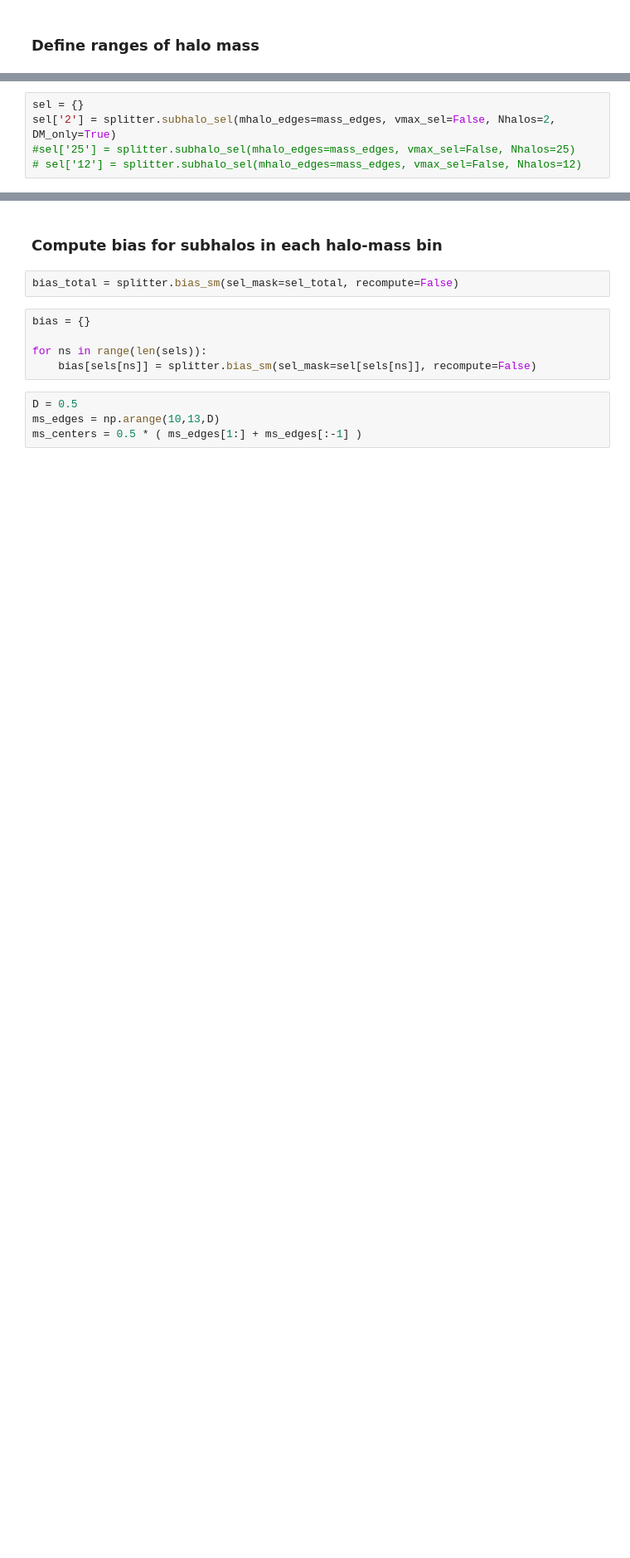
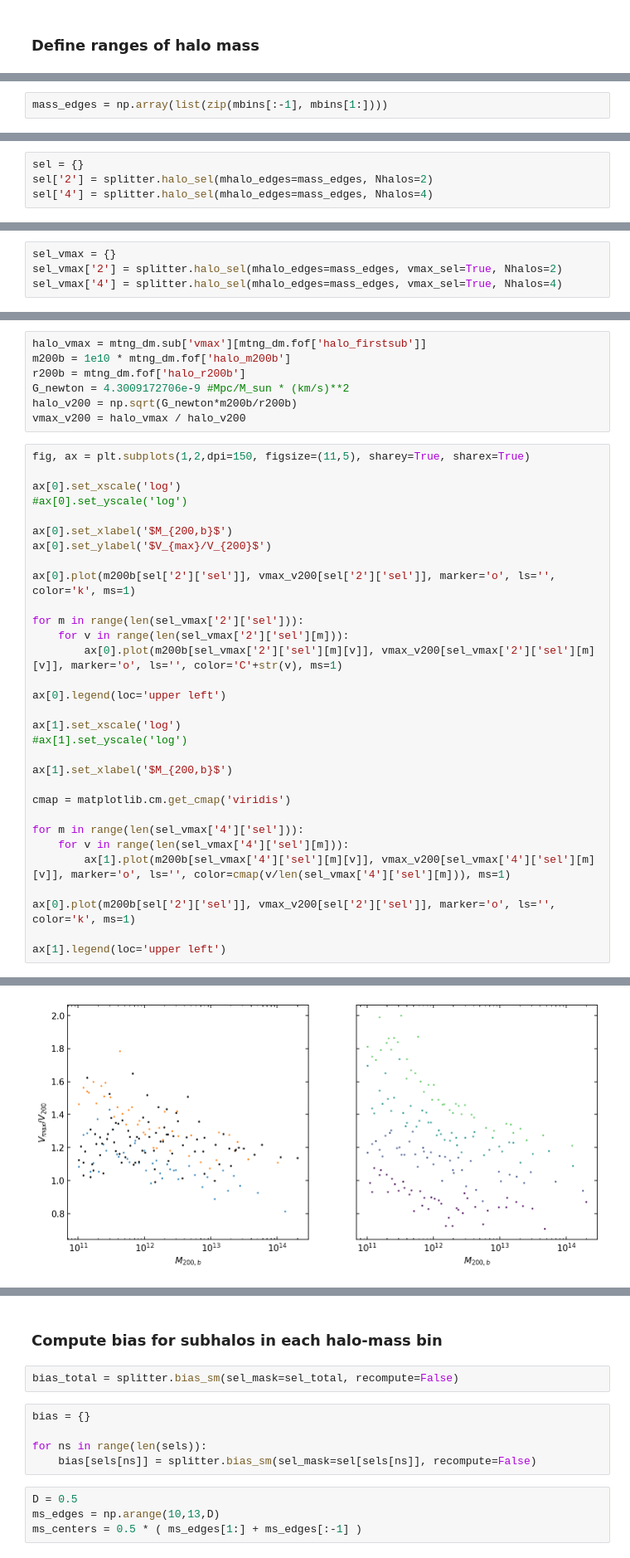
Before and after one commit to fgmaion/MTNG-resims, a Jupyter notebook: Notebooks/estimate_halo_number_DM-MTNG.ipynb, the cells around one changed output, grey strips where cells are left out. Shown at 83% size. Drawn from its saved outputs; the diff is of its cells as text; blank space fills up the shorter version.

Commit message:
Calculations using newly implemented selectiong directly from halos

```diff
--- a/Notebooks/estimate_halo_number_DM-MTNG.ipynb
+++ b/Notebooks/estimate_halo_number_DM-MTNG.ipynb
@@ -39 +82,3 @@ mass_edges=np.array([
+# %%
+mass_edges = np.array(list(zip(mbins[:-1], mbins[1:])))
 # %% [markdown]
@@ -47,5 +90,4 @@ sel_total['h_idx'].shape
 # %%
 sel = {}
-sel['2'] = splitter.subhalo_sel(mhalo_edges=mass_edges, vmax_sel=False, Nhalos=2, DM_only=True)
-#sel['25'] = splitter.subhalo_sel(mhalo_edges=mass_edges, vmax_sel=False, Nhalos=25)
-# sel['12'] = splitter.subhalo_sel(mhalo_edges=mass_edges, vmax_sel=False, Nhalos=12)
+sel['2'] = splitter.halo_sel(mhalo_edges=mass_edges, Nhalos=2)
+sel['4'] = splitter.halo_sel(mhalo_edges=mass_edges, Nhalos=4)
@@ -66,0 +94,4 @@ print( sim.fof['halo_m200b'][sel_2], "\n", sim.fof['halo_m200b'][sel_4], "\n", s
+# %%
+sel_vmax = {}
+sel_vmax['2'] = splitter.halo_sel(mhalo_edges=mass_edges, vmax_sel=True, Nhalos=2)
+sel_vmax['4'] = splitter.halo_sel(mhalo_edges=mass_edges, vmax_sel=True, Nhalos=4)
@@ -66,0 +100,39 @@ print( sim.fof['halo_m200b'][sel_2], "\n", sim.fof['halo_m200b'][sel_4], "\n", s
+# %%
+halo_vmax = mtng_dm.sub['vmax'][mtng_dm.fof['halo_firstsub']]
+m200b = 1e10 * mtng_dm.fof['halo_m200b']
+r200b = mtng_dm.fof['halo_r200b']
+G_newton = 4.3009172706e-9 #Mpc/M_sun * (km/s)**2
+halo_v200 = np.sqrt(G_newton*m200b/r200b)
+vmax_v200 = halo_vmax / halo_v200
+# %%
+fig, ax = plt.subplots(1,2,dpi=150, figsize=(11,5), sharey=True, sharex=True)
+
+ax[0].set_xscale('log')
+#ax[0].set_yscale('log')
+
+ax[0].set_xlabel('$M_{200,b}$')
+ax[0].set_ylabel('$V_{max}/V_{200}$')
+
+ax[0].plot(m200b[sel['2']['sel']], vmax_v200[sel['2']['sel']], marker='o', ls='', color='k', ms=1)
+
+for m in range(len(sel_vmax['2']['sel'])):
+    for v in range(len(sel_vmax['2']['sel'][m])):
+        ax[0].plot(m200b[sel_vmax['2']['sel'][m][v]], vmax_v200[sel_vmax['2']['sel'][m][v]], marker='o', ls='', color='C'+str(v), ms=1)
+
+ax[0].legend(loc='upper left')
+
+ax[1].set_xscale('log')
+#ax[1].set_yscale('log')
+
+ax[1].set_xlabel('$M_{200,b}$')
+
+cmap = matplotlib.cm.get_cmap('viridis')
+
+for m in range(len(sel_vmax['4']['sel'])):
+    for v in range(len(sel_vmax['4']['sel'][m])):
+        ax[1].plot(m200b[sel_vmax['4']['sel'][m][v]], vmax_v200[sel_vmax['4']['sel'][m][v]], marker='o', ls='', color=cmap(v/len(sel_vmax['4']['sel'][m])), ms=1)
+
+ax[0].plot(m200b[sel['2']['sel']], vmax_v200[sel['2']['sel']], marker='o', ls='', color='k', ms=1)
+
+ax[1].legend(loc='upper left')
+# %% [output]
@@ -66,0 +142 @@ print( sim.fof['halo_m200b'][sel_2], "\n", sim.fof['halo_m200b'][sel_4], "\n", s
+[figure, added]
```
Also changed, not shown: parts of 19 cells of this notebook.
